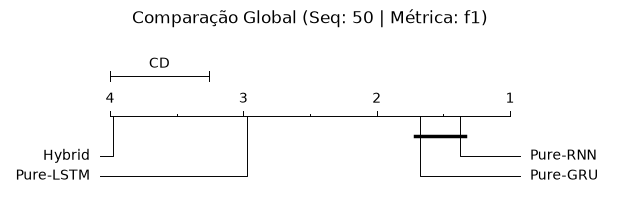
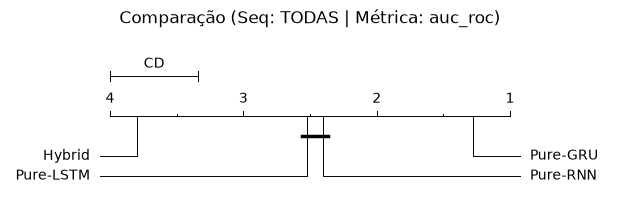
Code edit (unified diff) that turned the first committed figure into the second:
--- before
+++ after
@@ -16,5 +16,11 @@
     plt.figure(figsize=(10, 4))
     plot_stats(resultado)
-    titulo_grafico = f"Comparação Global (Seq: {SEQUENCIA_ESCOLHIDA} | Métrica: {METRICA_ESCOLHIDA})"
+
+    titulo_grafico = f"Comparação (Seq: {SEQUENCIA_ESCOLHIDA} | Métrica: {METRICA_ESCOLHIDA})"
     plt.title(titulo_grafico, pad=20)
+
+    # Salva o gráfico
+    nome_arquivo = f"comparacao_seq_{SEQUENCIA_ESCOLHIDA}_{METRICA_ESCOLHIDA}.png"
+    plt.savefig(nome_arquivo, dpi=300, bbox_inches="tight")
+
     plt.show()

Commit: teste de hipotese